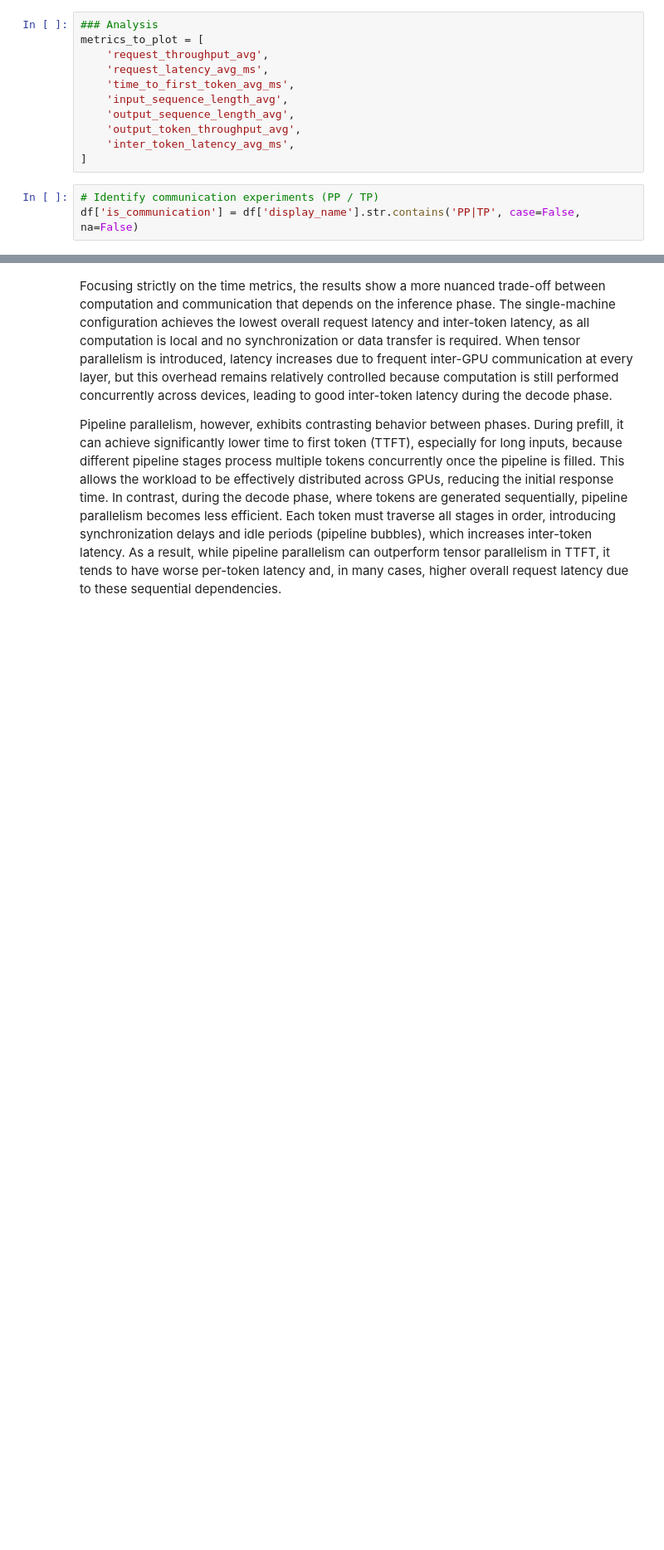
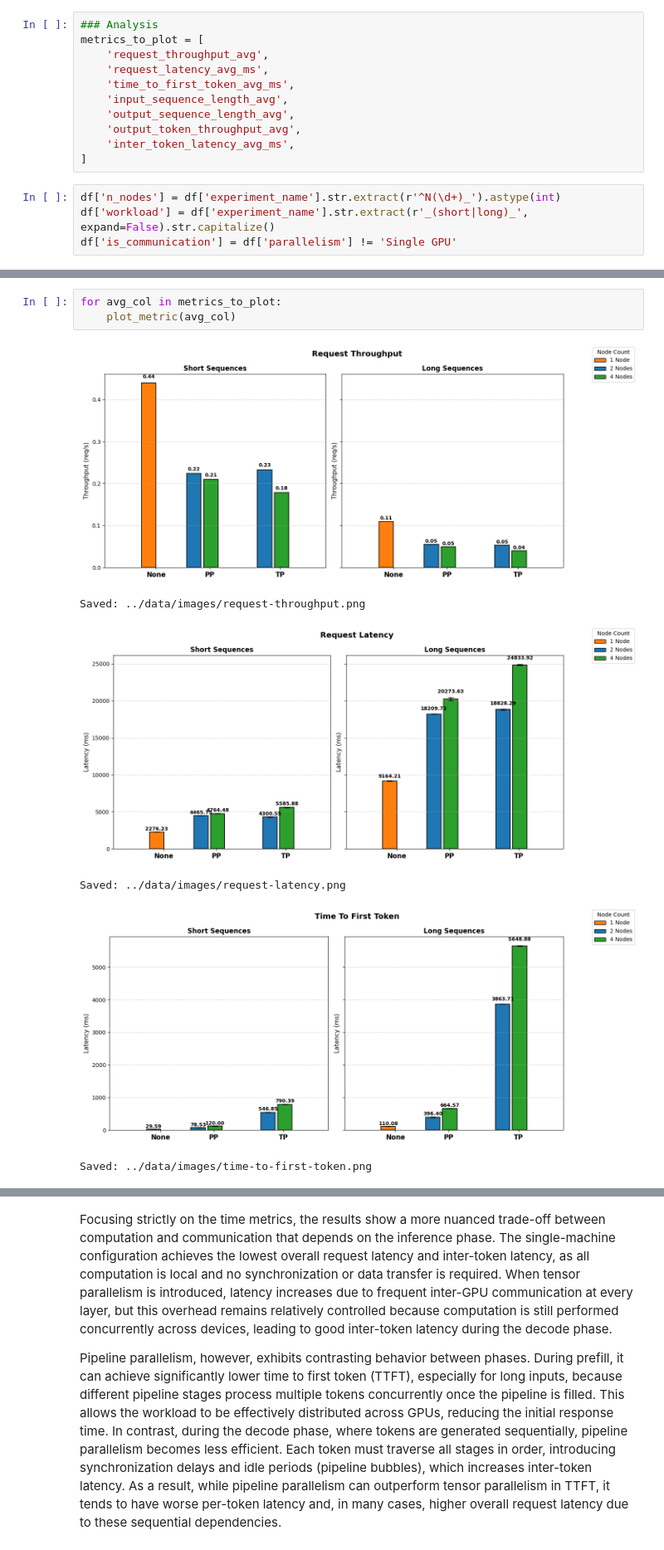
Before and after one commit to matregnago/comp-sys-perf-analysis, a Jupyter notebook: notebooks/02_analysis.ipynb, the cells around one changed output, grey strips where cells are left out. Shown at 83% size. Drawn from its saved outputs; the diff is of its cells as text; blank space fills up the shorter version.

```diff
--- a/notebooks/02_analysis.ipynb
+++ b/notebooks/02_analysis.ipynb
@@ -82,8 +82,9 @@ metrics_to_plot = [
     'inter_token_latency_avg_ms',
 ]
 # %%
-# Identify communication experiments (PP / TP)
-df['is_communication'] = df['display_name'].str.contains('PP|TP', case=False, na=False)
+df['n_nodes'] = df['experiment_name'].str.extract(r'^N(\d+)_').astype(int)
+df['workload'] = df['experiment_name'].str.extract(r'_(short|long)_', expand=False).str.capitalize()
+df['is_communication'] = df['parallelism'] != 'Single GPU'
 # %% [markdown]
 ## Per-Metric Comparison Plots
 
@@ -331,0 +184,10 @@ Saved: ../data/images/inter-token-latency.png
+# %%
+for avg_col in metrics_to_plot:
+    plot_metric(avg_col)
+# %% [output]
+[figure, added]
+Saved: ../data/images/request-throughput.png
+[figure, added]
+Saved: ../data/images/request-latency.png
+[figure, added]
+Saved: ../data/images/time-to-first-token.png
```
Also changed, not shown: parts of 5 cells of this notebook, 1 other file.
